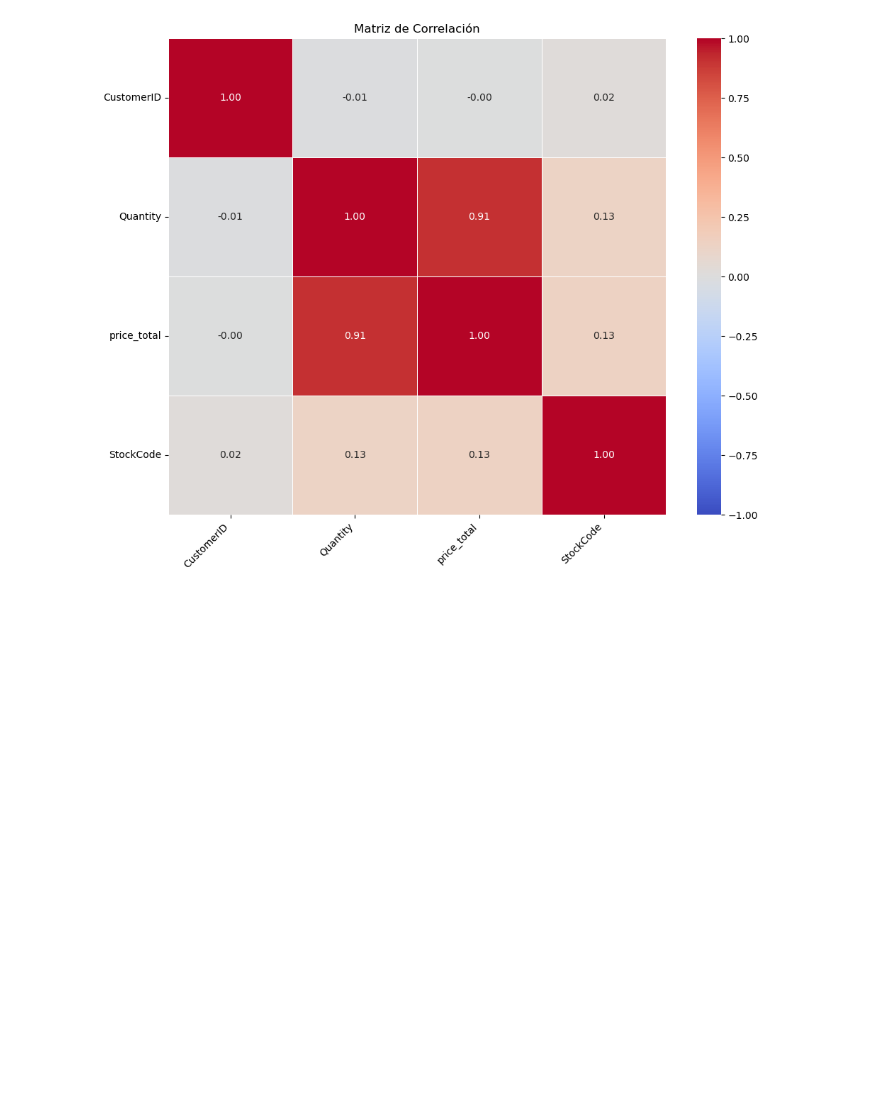
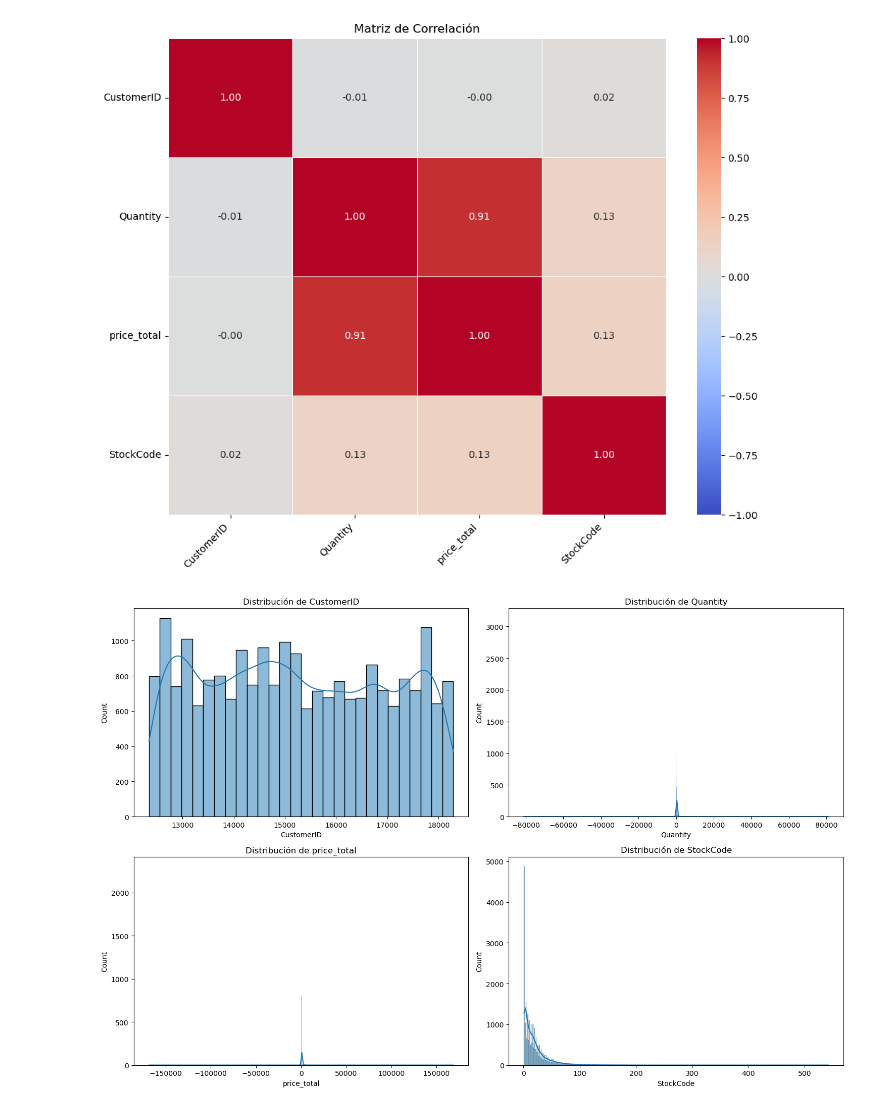
Before and after one commit to ctobar96/Latam_DataScience2024, a Jupyter notebook: Proyectos_MachineLearning/Desafio_SegmentaciónClientes/SegmentacionClientes.ipynb, the cells around one changed output. Drawn from its saved outputs; the diff is of its cells as text; code cells hidden in the pictures; blank space fills up the shorter version.

Commit message:
Gráfico de distribución

```diff
--- a/Proyectos_MachineLearning/Desafio_SegmentaciónClientes/SegmentacionClientes.ipynb
+++ b/Proyectos_MachineLearning/Desafio_SegmentaciónClientes/SegmentacionClientes.ipynb
@@ -118,3 +118,15 @@ plt.tight_layout()
 plt.show()
 # %% [output]
 [figure]
+# %%
+# Distribución de variables numéricas
+numeric_columns =['CustomerID', 'Quantity', 'price_total', 'StockCode']
+plt.figure(figsize=(15, 10))
+for i, col in enumerate(numeric_columns, 1):
+    plt.subplot(2, 2, i)
+    sns.histplot(df[col].dropna(), kde=True)
+    plt.title(f'Distribución de {col}')
+plt.tight_layout()
+plt.show()
+# %% [output]
+[figure, added]
```
